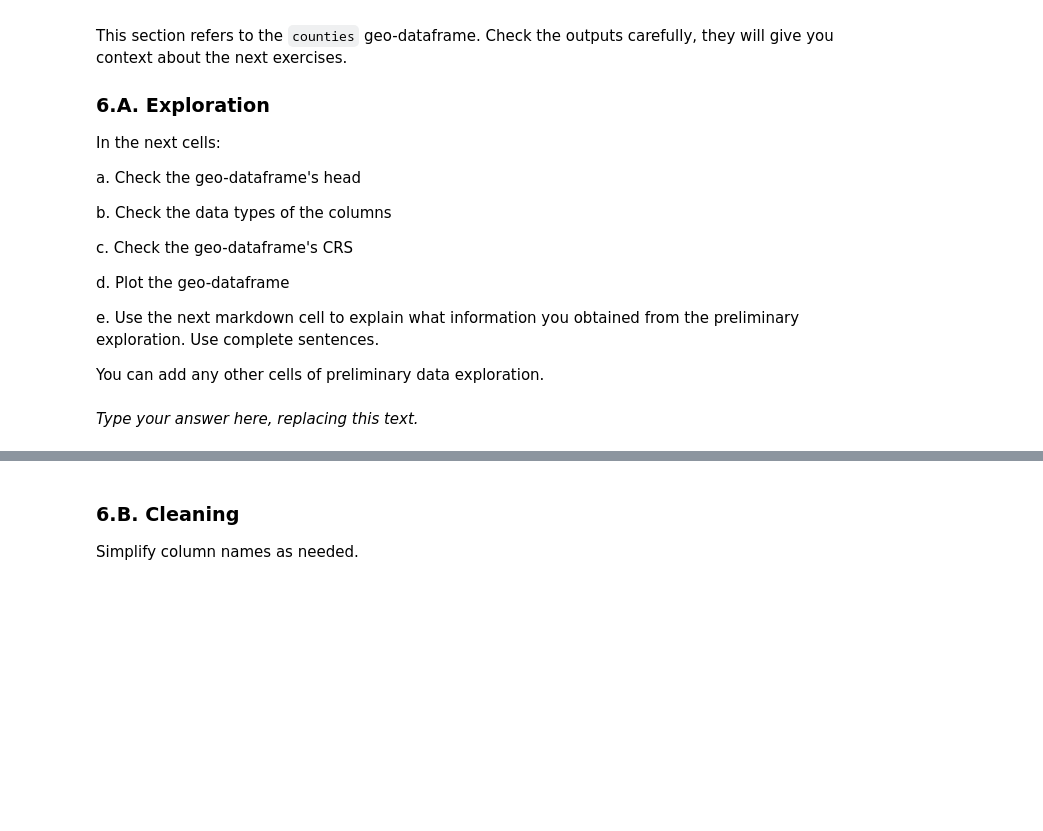
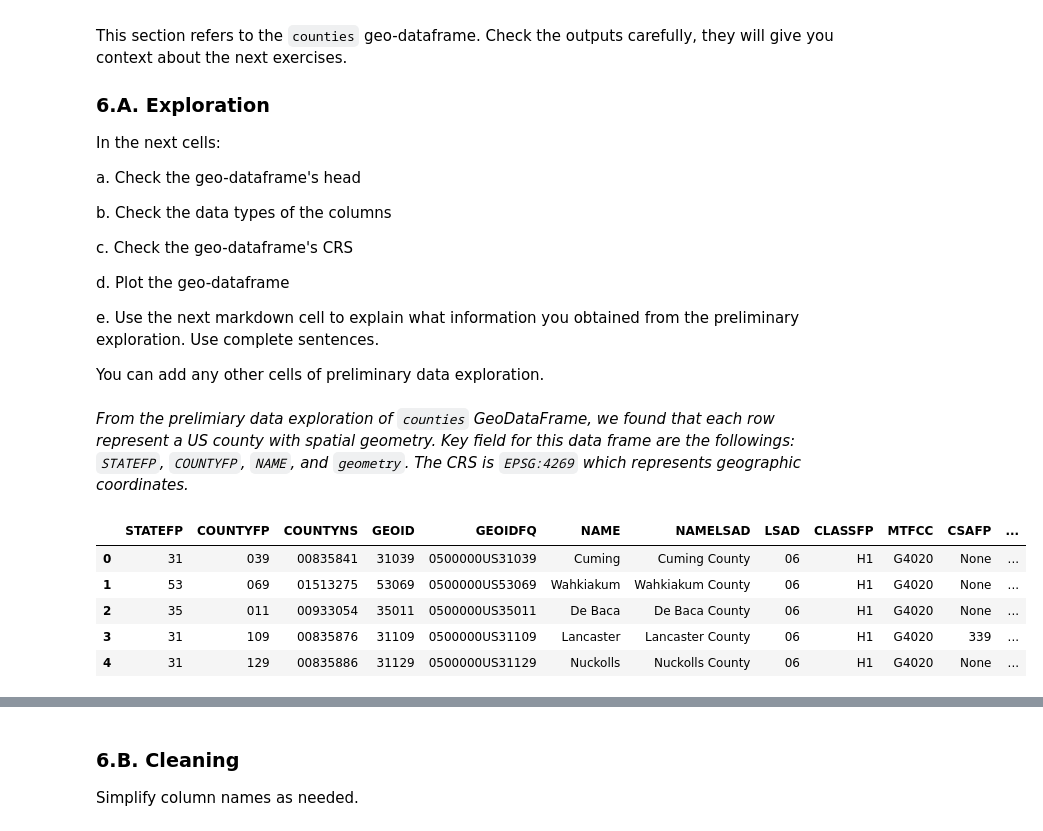
Before and after one commit to jwonyk/eds220-hwk3, a Jupyter notebook: hwk3-task2-spills.ipynb, the cells around one changed output, grey strips where cells are left out. Drawn from its saved outputs; the diff is of its cells as text; code cells hidden in the pictures; blank space fills up the shorter version.

```diff
--- a/hwk3-task2-spills.ipynb
+++ b/hwk3-task2-spills.ipynb
@@ -310,8 +310,17 @@ e. Use the next markdown cell to explain what information you obtained from the
 
 You can add any other cells of preliminary data exploration.
 # %% [markdown]
-_Type your answer here, replacing this text._
+_From the prelimiary data exploration of `counties` GeoDataFrame, we found that each row represent a US county with spatial geometry. Key field for this data frame are the followings: `STATEFP`, `COUNTYFP`, `NAME`, and `geometry`. The CRS is `EPSG:4269` which represents geographic coordinates._
 # %%
 # a
+# Use `head()` to check first 5 rows of dataframe
+counties.head()
+# %% [output]
+|  | STATEFP | COUNTYFP | COUNTYNS | GEOID | GEOIDFQ | NAME | NAMELSAD | LSAD | CLASSFP | MTFCC | CSAFP | ... |
+| 0 | 31 | 039 | 00835841 | 31039 | 0500000US31039 | Cuming | Cuming County | 06 | H1 | G4020 | None | ... |
+| 1 | 53 | 069 | 01513275 | 53069 | 0500000US53069 | Wahkiakum | Wahkiakum County | 06 | H1 | G4020 | None | ... |
+| 2 | 35 | 011 | 00933054 | 35011 | 0500000US35011 | De Baca | De Baca County | 06 | H1 | G4020 | None | ... |
+| 3 | 31 | 109 | 00835876 | 31109 | 0500000US31109 | Lancaster | Lancaster County | 06 | H1 | G4020 | 339 | ... |
+| 4 | 31 | 129 | 00835886 | 31129 | 0500000US31129 | Nuckolls | Nuckolls County | 06 | H1 | G4020 | None | ... |
 # %%
 # b
```
Also changed, not shown: parts of 7 cells of this notebook.
